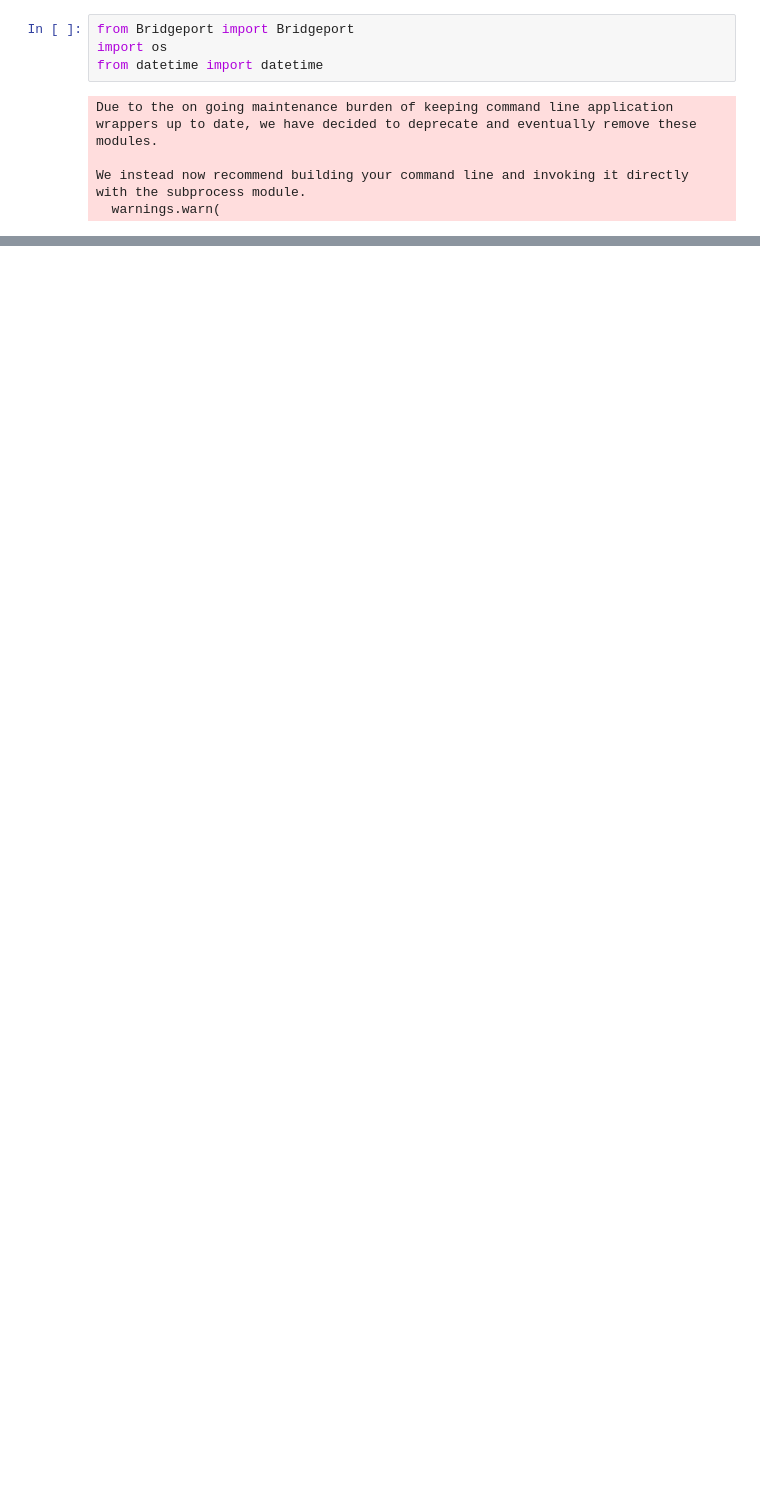
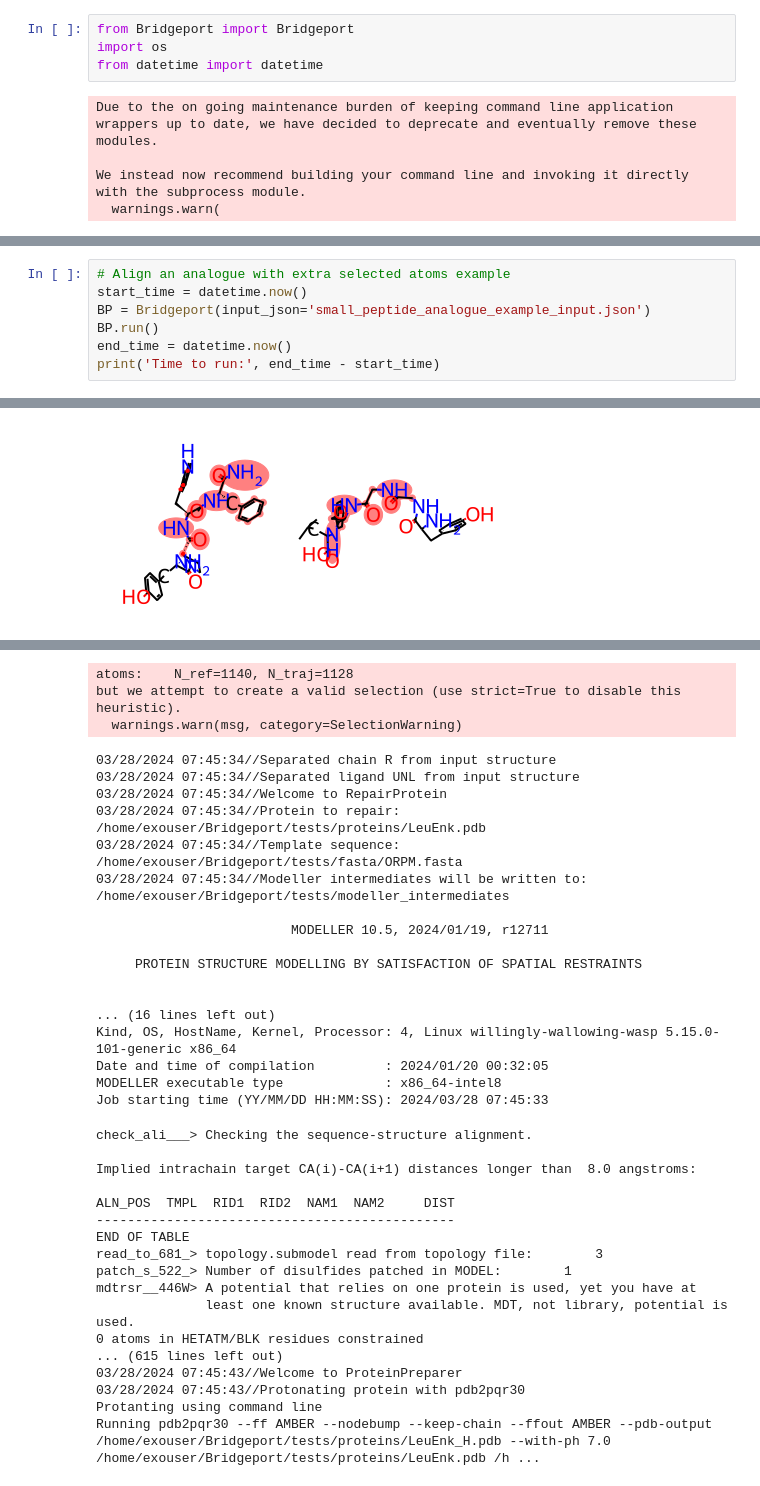
Before and after one commit to CCBatIIT/Bridgeport, a Jupyter notebook: EXAMPLES.ipynb, the cells around one changed output, grey strips where cells are left out. Saved outputs shown, nothing was run; the diff lists cells and outputs as text; blank space fills up the shorter version.

Commit message:
Add analogue example

```diff
--- a/EXAMPLES.ipynb
+++ b/EXAMPLES.ipynb
@@ -142,0 +34,8 @@ Time to run: 0:04:20.038917
+# %%
+# Align an analogue with extra selected atoms example
+start_time = datetime.now()
+BP = Bridgeport(input_json='small_peptide_analogue_example_input.json')
+BP.run()
+end_time = datetime.now()
+print('Time to run:', end_time - start_time)
+# %% [output]
@@ -142,0 +60 @@ Time to run: 0:04:20.038917
+[figure, added]
@@ -142,0 +72,37 @@ Time to run: 0:04:20.038917
+atoms:    N_ref=1140, N_traj=1128
+but we attempt to create a valid selection (use strict=True to disable this heuristic).
+  warnings.warn(msg, category=SelectionWarning)
+03/28/2024 07:45:34//Separated chain R from input structure
+03/28/2024 07:45:34//Separated ligand UNL from input structure
+03/28/2024 07:45:34//Welcome to RepairProtein
+03/28/2024 07:45:34//Protein to repair: /home/exouser/Bridgeport/tests/proteins/LeuEnk.pdb
+03/28/2024 07:45:34//Template sequence: /home/exouser/Bridgeport/tests/fasta/ORPM.fasta
+03/28/2024 07:45:34//Modeller intermediates will be written to: /home/exouser/Bridgeport/tests/modeller_intermediates
+
+                         MODELLER 10.5, 2024/01/19, r12711
+
+     PROTEIN STRUCTURE MODELLING BY SATISFACTION OF SPATIAL RESTRAINTS
+
+
+... (16 lines left out)
+Kind, OS, HostName, Kernel, Processor: 4, Linux willingly-wallowing-wasp 5.15.0-101-generic x86_64
+Date and time of compilation         : 2024/01/20 00:32:05
+MODELLER executable type             : x86_64-intel8
+Job starting time (YY/MM/DD HH:MM:SS): 2024/03/28 07:45:33
+check_ali___> Checking the sequence-structure alignment.
+
+Implied intrachain target CA(i)-CA(i+1) distances longer than  8.0 angstroms:
+
+ALN_POS  TMPL  RID1  RID2  NAM1  NAM2     DIST
+----------------------------------------------
+END OF TABLE
+read_to_681_> topology.submodel read from topology file:        3
+patch_s_522_> Number of disulfides patched in MODEL:        1
+mdtrsr__446W> A potential that relies on one protein is used, yet you have at
+              least one known structure available. MDT, not library, potential is used.
+0 atoms in HETATM/BLK residues constrained
+... (615 lines left out)
+03/28/2024 07:45:43//Welcome to ProteinPreparer
+03/28/2024 07:45:43//Protonating protein with pdb2pqr30
+Protanting using command line
+Running pdb2pqr30 --ff AMBER --nodebump --keep-chain --ffout AMBER --pdb-output /home/exouser/Bridgeport/tests/proteins/LeuEnk_H.pdb --with-ph 7.0 /home/exouser/Bridgeport/tests/proteins/LeuEnk.pdb /h ...
```
Also changed, not shown: parts of 4 cells of this notebook, 4 other files.
